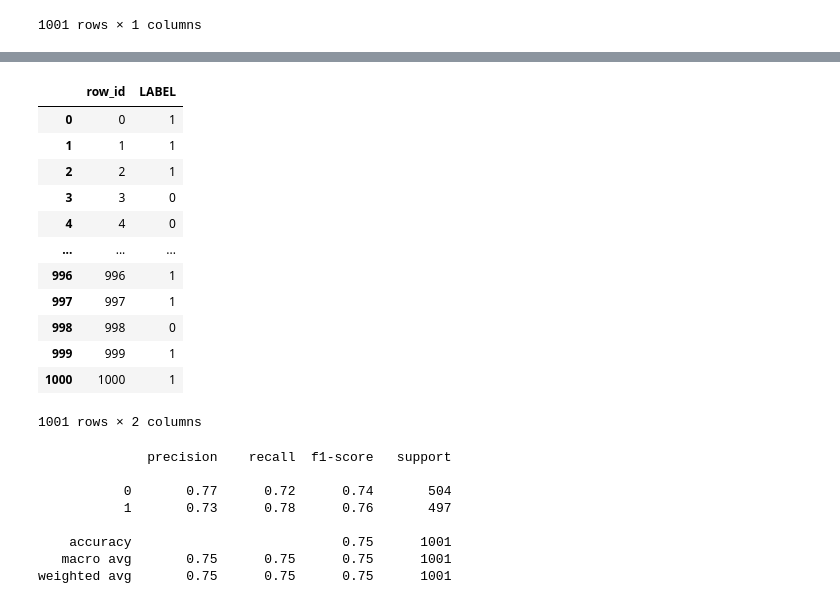
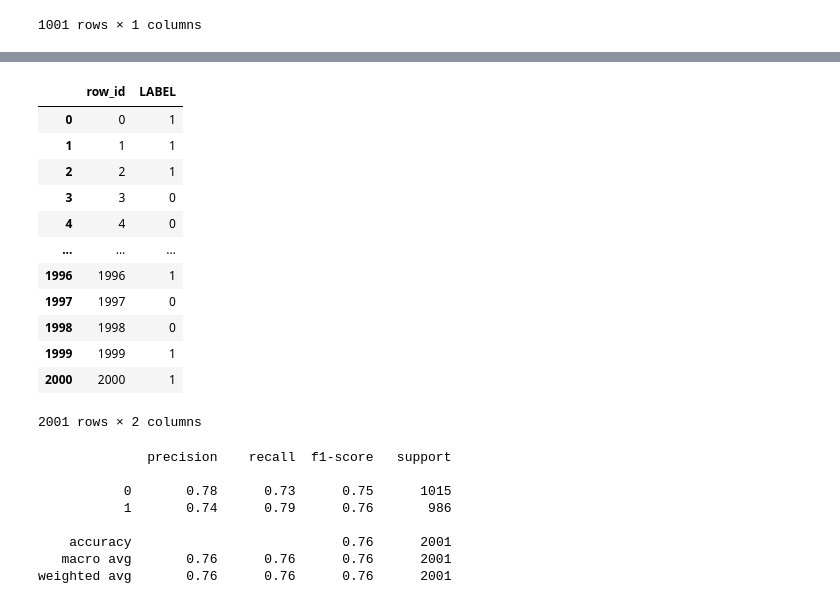
Before and after one commit to shih-yang-young/text-polarity-classification, a Jupyter notebook: ChatGPT4.0_classification.ipynb, the cells around one changed output, grey strips where cells are left out. Saved outputs shown, nothing was run; the diff lists cells and outputs as text; code cells hidden in the pictures.

Commit message:
add ChatGPT labeling

```diff
--- a/ChatGPT4.0_classification.ipynb
+++ b/ChatGPT4.0_classification.ipynb
@@ -1217,31 +3287,31 @@ export_csv(df,'ChatGPT4_1001_pieces')
 # %%
 test_data = pd.read_csv("result/20240429_BERT_Large_FineTune_DataAugmentation_ChatGPT_Random_2words.csv")
-test_data = test_data[0:1001]
+test_data = test_data[0:2001]
 test_data
 # %% [output]
 |  | row_id | LABEL |
 | 0 | 0 | 1 |
 | 1 | 1 | 1 |
 | 2 | 2 | 1 |
 | 3 | 3 | 0 |
 | 4 | 4 | 0 |
 | ... | ... | ... |
-| 996 | 996 | 1 |
-| 997 | 997 | 1 |
-| 998 | 998 | 0 |
-| 999 | 999 | 1 |
-| 1000 | 1000 | 1 |
+| 1996 | 1996 | 1 |
+| 1997 | 1997 | 0 |
+| 1998 | 1998 | 0 |
+| 1999 | 1999 | 1 |
+| 2000 | 2000 | 1 |
-1001 rows × 2 columns
+2001 rows × 2 columns
 # %%
 from sklearn.metrics import classification_report
-report = classification_report(test_data['LABEL'], df['LABEL'])
+report = classification_report(test_data['LABEL'], df_predict['LABEL'])
 print(report)
 # %% [output]
               precision    recall  f1-score   support
 
-           0       0.77      0.72      0.74       504
-           1       0.73      0.78      0.76       497
+           0       0.78      0.73      0.75      1015
+           1       0.74      0.79      0.76       986
 
-    accuracy                           0.75      1001
-   macro avg       0.75      0.75      0.75      1001
-weighted avg       0.75      0.75      0.75      1001
+    accuracy                           0.76      2001
+   macro avg       0.76      0.76      0.76      2001
+weighted avg       0.76      0.76      0.76      2001
```
Also changed, not shown: parts of 7 cells of this notebook, 3 other files.
